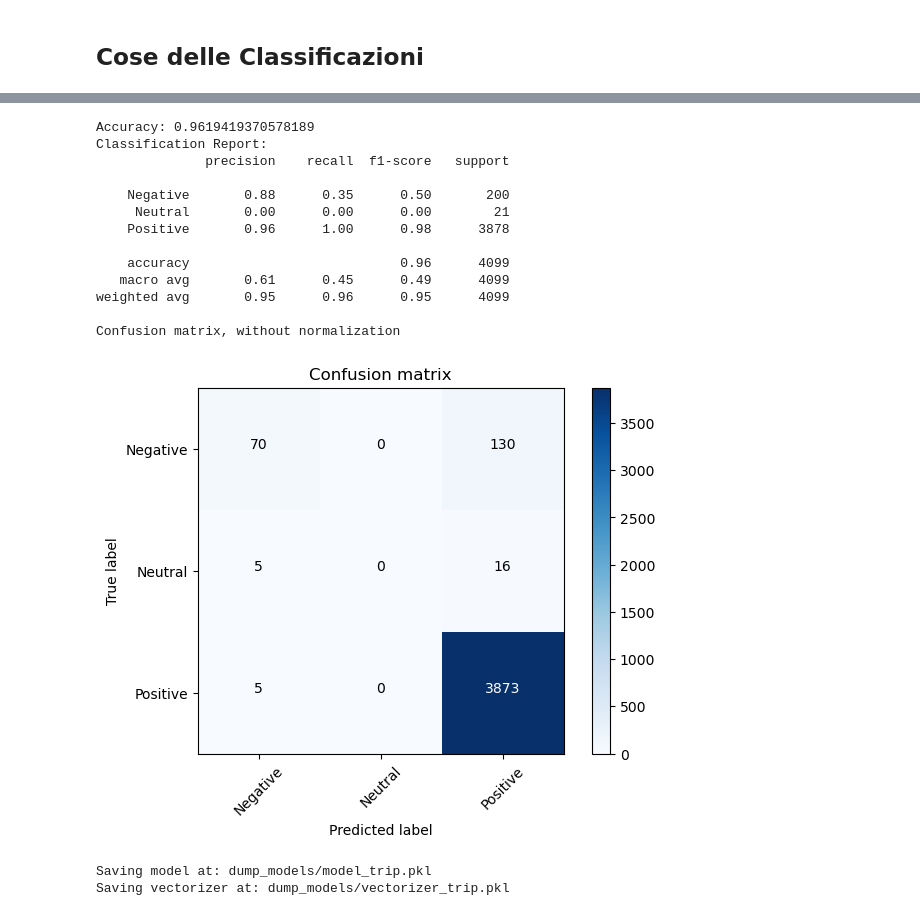
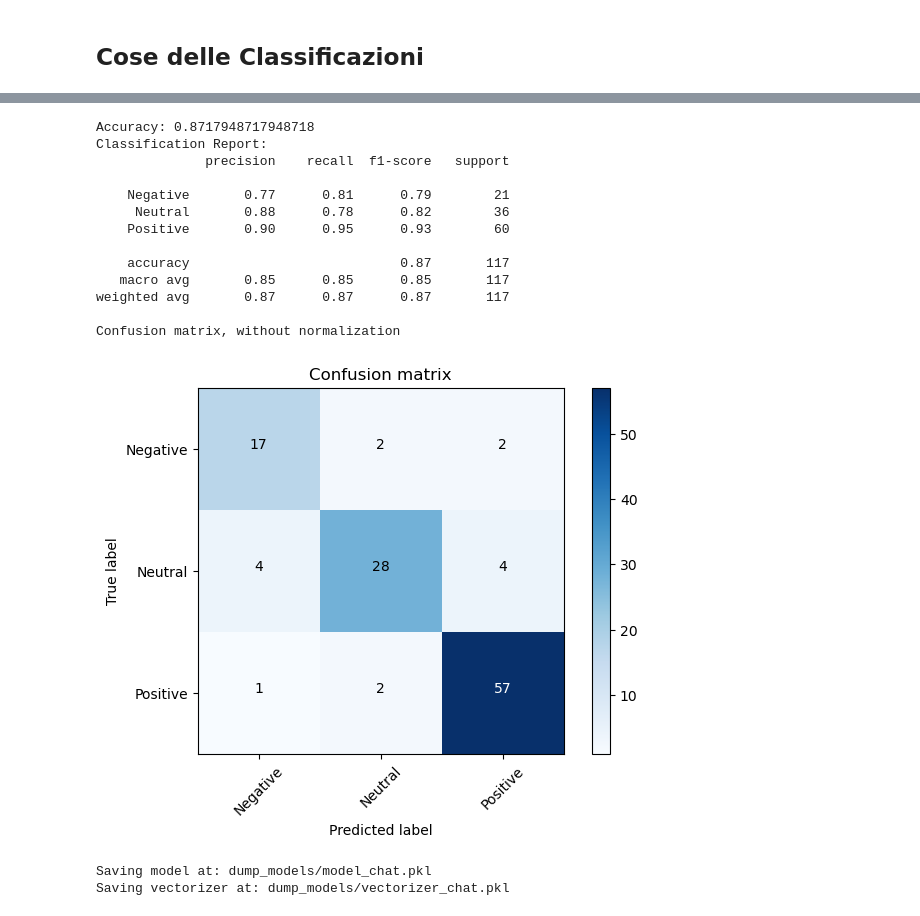
Before and after one commit to tkachenko0/McDonalds-FinderBot-for-Telegram, a Jupyter notebook: nb_NostroCLF.ipynb, the cells around one changed output, grey strips where cells are left out. Cells and saved outputs as stored; diff of their text form; code cells hidden in the pictures.

```diff
--- a/nb_NostroCLF.ipynb
+++ b/nb_NostroCLF.ipynb
@@ -19,5 +19,5 @@ from custom_libs import dump
 # %% [markdown]
 ## Loading del dataset e Preprocessing
 # %%
-df = db.get_dataset("tripadvisor_hotel_reviews")
+df = db.get_dataset("chat_dataset")
 df.head(2)
@@ -24,5 +28,5 @@ df.head(2)
 # %%
-x_column_name = "Review"
+x_column_name = "message"
 x_column_cleaned_name = x_column_name + "_clean"
 # %%
 proprocessing_function = preprocessing.preprocess_text
@@ -62,29 +97,29 @@ KeyboardInterrupt:
 # %%
 # Best combination of model and vectorizer
-vectorizer = TfidfVectorizer()
+vectorizer = CountVectorizer(stop_words='english')
 x_train_trasformed = vectorizer.fit_transform(x_train)
 x_test_trasformed = vectorizer.transform(x_test)
 
 class_names = classification.Sentiment.get_all()
-model = classification.test_classifier(LogisticRegression, x_train_trasformed, x_test_trasformed, y_train, y_test, class_names)
+model = classification.test_classifier(PassiveAggressiveClassifier, x_train_trasformed, x_test_trasformed, y_train, y_test, class_names)
 # %% [output]
-Accuracy: 0.9619419370578189
+Accuracy: 0.8717948717948718
 Classification Report:
               precision    recall  f1-score   support
 
-    Negative       0.88      0.35      0.50       200
-     Neutral       0.00      0.00      0.00        21
-    Positive       0.96      1.00      0.98      3878
+    Negative       0.77      0.81      0.79        21
+     Neutral       0.88      0.78      0.82        36
+    Positive       0.90      0.95      0.93        60
 
-    accuracy                           0.96      4099
-   macro avg       0.61      0.45      0.49      4099
-weighted avg       0.95      0.96      0.95      4099
+    accuracy                           0.87       117
+   macro avg       0.85      0.85      0.85       117
+weighted avg       0.87      0.87      0.87       117
 
 Confusion matrix, without normalization
-[figure, old version]
+[figure, new version]
 # %%
-dump.save_model(model, "model_trip")
-dump.save_vectorizer(vectorizer, "vectorizer_trip")
+dump.save_model(model, "model_chat")
+dump.save_vectorizer(vectorizer, "vectorizer_chat")
 # %% [output]
-Saving model at: dump_models/model_trip.pkl
-Saving vectorizer at: dump_models/vectorizer_trip.pkl
+Saving model at: dump_models/model_chat.pkl
+Saving vectorizer at: dump_models/vectorizer_chat.pkl
```
Also changed, not shown: parts of 5 cells of this notebook.
